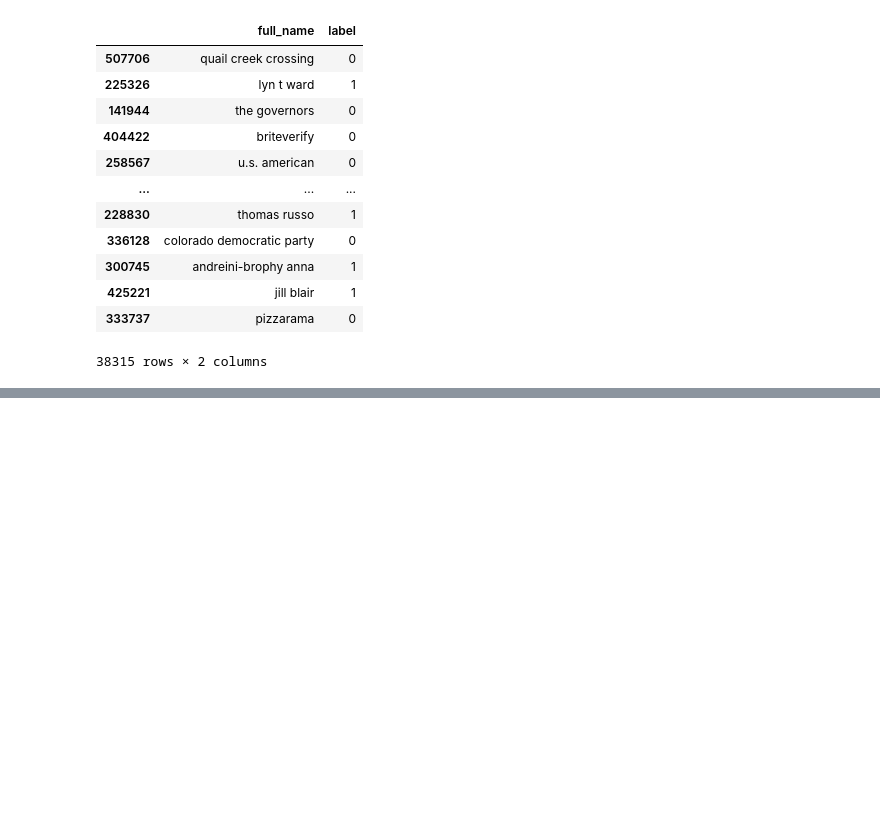
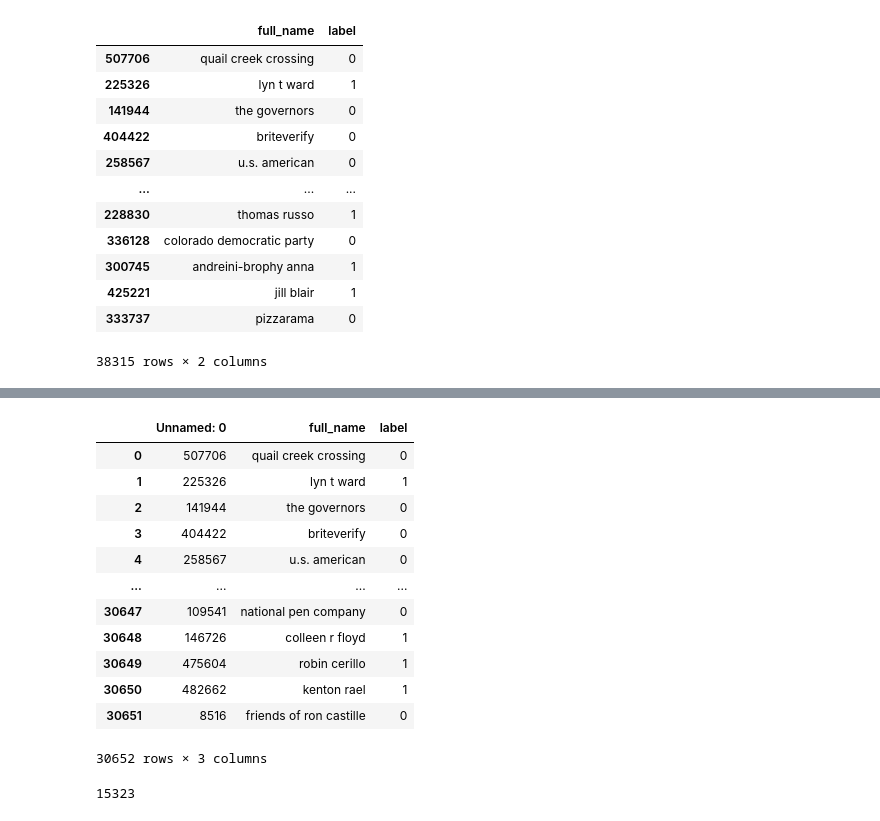
Before and after one commit to satadisha/ner_congressional_records, a Jupyter notebook: train_test_split.ipynb, the cells around one changed output, grey strips where cells are left out. Cells and saved outputs as stored; diff of their text form; code cells hidden in the pictures; blank space fills up the shorter version.

```diff
--- a/train_test_split.ipynb
+++ b/train_test_split.ipynb
@@ -189,0 +236,21 @@ test_set.to_csv("test.csv")
+# %%
+test = pd.read_csv(DATA_PATH+"test.csv")
+test
+# %% [output]
+|  | Unnamed: 0 | full_name | label |
+| 0 | 507706 | quail creek crossing | 0 |
+| 1 | 225326 | lyn t ward | 1 |
+| 2 | 141944 | the governors | 0 |
+| 3 | 404422 | briteverify | 0 |
+| 4 | 258567 | u.s. american | 0 |
+| ... | ... | ... | ... |
+| 30647 | 109541 | national pen company | 0 |
+| 30648 | 146726 | colleen r floyd | 1 |
+| 30649 | 475604 | robin cerillo | 1 |
+| 30650 | 482662 | kenton rael | 1 |
+| 30651 | 8516 | friends of ron castille | 0 |
+30652 rows × 3 columns
+# %%
+test['label'].sum()
+# %% [output]
+15323
```
Also changed, not shown: parts of 11 cells of this notebook.
